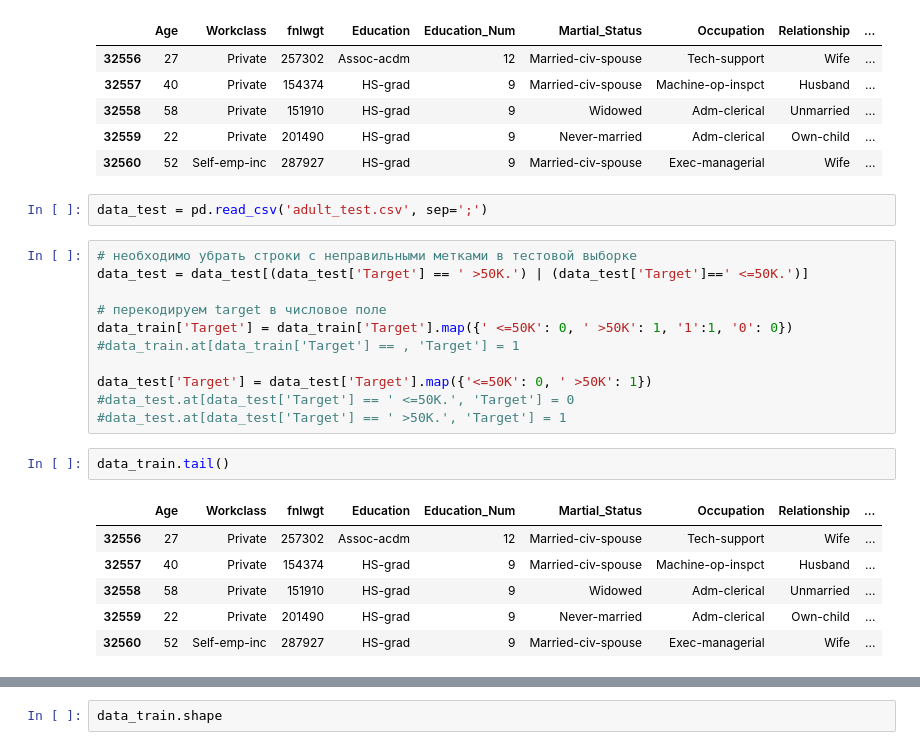
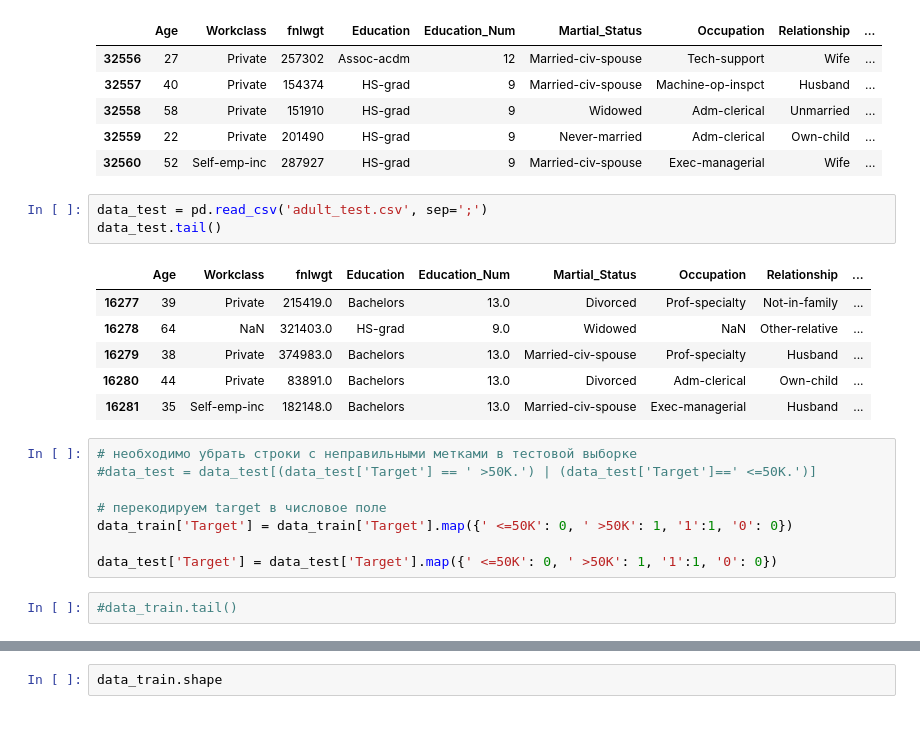
Before and after one commit to lebwa82/ML, a Jupyter notebook: Adult.ipynb, the cells around one changed output, grey strips where cells are left out. Saved outputs shown, nothing was run; the diff lists cells and outputs as text.

```diff
--- a/Adult.ipynb
+++ b/Adult.ipynb
@@ -27,23 +29,21 @@ data_train.tail()
 | 32560 | 52 | Self-emp-inc | 287927 | HS-grad | 9 | Married-civ-spouse | Exec-managerial | Wife | ... |
 # %%
 data_test = pd.read_csv('adult_test.csv', sep=';')
+data_test.tail()
+# %% [output]
+|  | Age | Workclass | fnlwgt | Education | Education_Num | Martial_Status | Occupation | Relationship | ... |
+| 16277 | 39 | Private | 215419.0 | Bachelors | 13.0 | Divorced | Prof-specialty | Not-in-family | ... |
+| 16278 | 64 | NaN | 321403.0 | HS-grad | 9.0 | Widowed | NaN | Other-relative | ... |
+| 16279 | 38 | Private | 374983.0 | Bachelors | 13.0 | Married-civ-spouse | Prof-specialty | Husband | ... |
+| 16280 | 44 | Private | 83891.0 | Bachelors | 13.0 | Divorced | Adm-clerical | Own-child | ... |
+| 16281 | 35 | Self-emp-inc | 182148.0 | Bachelors | 13.0 | Married-civ-spouse | Exec-managerial | Husband | ... |
 # %%
 # необходимо убрать строки с неправильными метками в тестовой выборке
-data_test = data_test[(data_test['Target'] == ' >50K.') | (data_test['Target']==' <=50K.')]
+#data_test = data_test[(data_test['Target'] == ' >50K.') | (data_test['Target']==' <=50K.')]
 
 # перекодируем target в числовое поле
 data_train['Target'] = data_train['Target'].map({' <=50K': 0, ' >50K': 1, '1':1, '0': 0})
-#data_train.at[data_train['Target'] == , 'Target'] = 1
 
-data_test['Target'] = data_test['Target'].map({'<=50K': 0, ' >50K': 1})
-#data_test.at[data_test['Target'] == ' <=50K.', 'Target'] = 0
-#data_test.at[data_test['Target'] == ' >50K.', 'Target'] = 1
+data_test['Target'] = data_test['Target'].map({' <=50K': 0, ' >50K': 1, '1':1, '0': 0})
 # %%
-data_train.tail()
+#data_train.tail()
-# %% [output]
-|  | Age | Workclass | fnlwgt | Education | Education_Num | Martial_Status | Occupation | Relationship | ... |
-| 32556 | 27 | Private | 257302 | Assoc-acdm | 12 | Married-civ-spouse | Tech-support | Wife | ... |
-| 32557 | 40 | Private | 154374 | HS-grad | 9 | Married-civ-spouse | Machine-op-inspct | Husband | ... |
-| 32558 | 58 | Private | 151910 | HS-grad | 9 | Widowed | Adm-clerical | Unmarried | ... |
-| 32559 | 22 | Private | 201490 | HS-grad | 9 | Never-married | Adm-clerical | Own-child | ... |
-| 32560 | 52 | Self-emp-inc | 287927 | HS-grad | 9 | Married-civ-spouse | Exec-managerial | Wife | ... |
```
Also changed, not shown: parts of 22 cells of this notebook.
